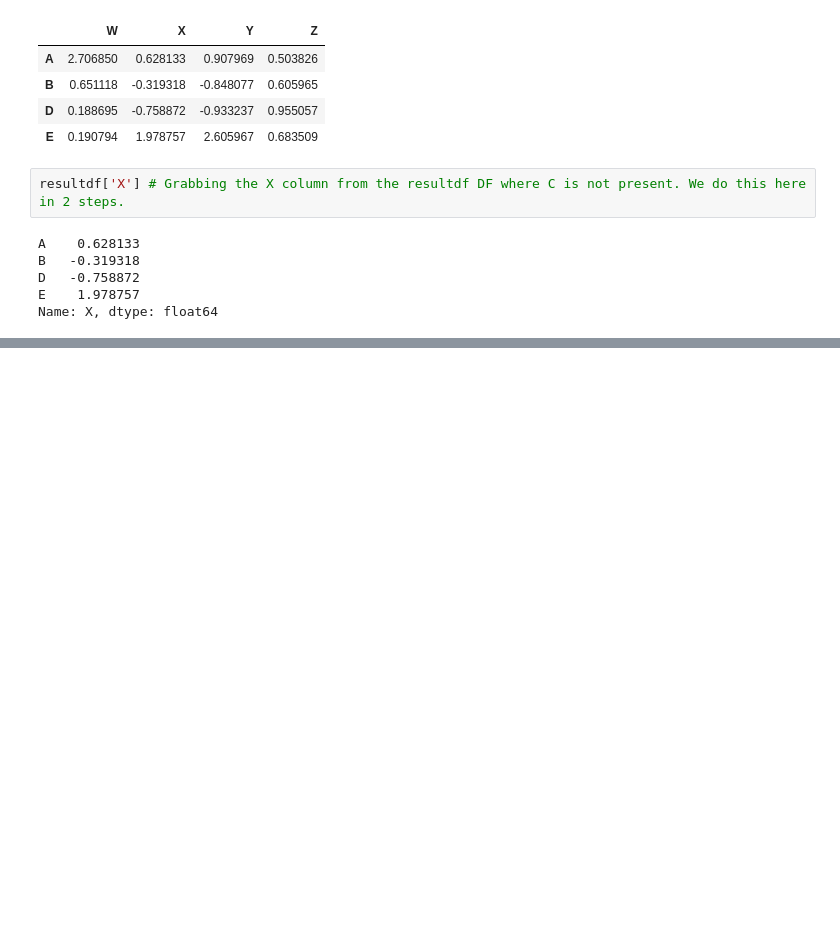
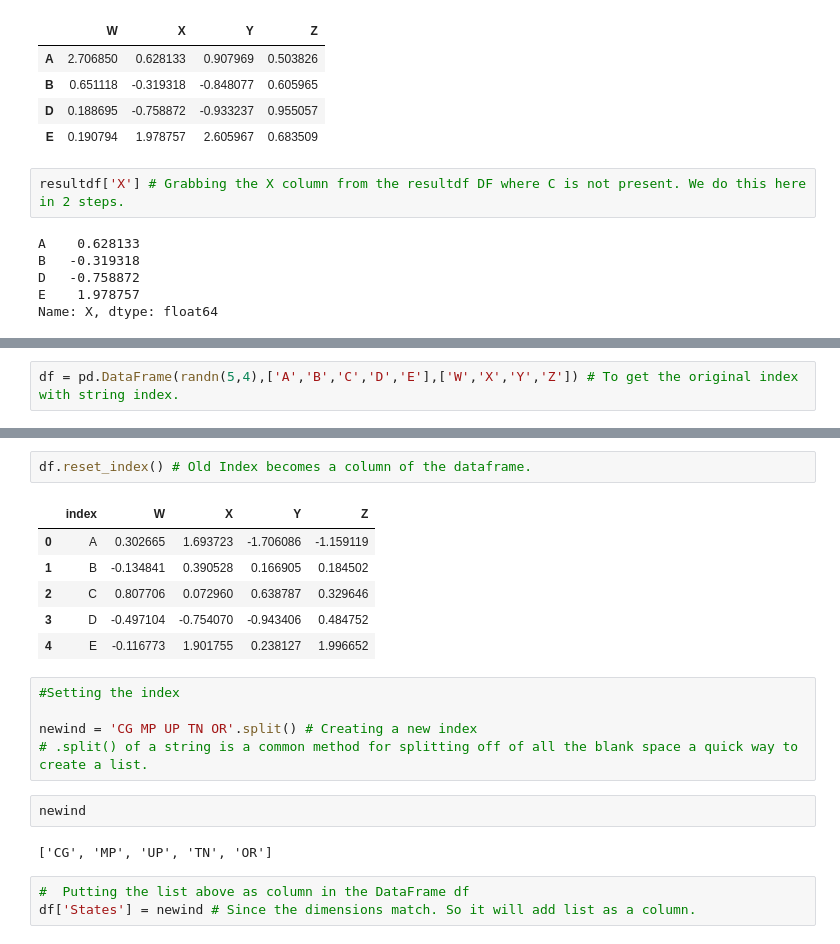
Before and after one commit to AnmolTomer/ml_bootcamp_udemy, a Jupyter notebook: 06. Python for Data Analysis - Pandas/6.3 data_frames.ipynb, the cells around one changed output, grey strips where cells are left out. Drawn from its saved outputs; the diff is of its cells as text; blank space fills up the shorter version.

```diff
--- a/06. Python for Data Analysis - Pandas/6.3 data_frames.ipynb
+++ b/06. Python for Data Analysis - Pandas/6.3 data_frames.ipynb
@@ -323,0 +441,2 @@ df[df['W']>] # Return the dataframe where column value of W > 0 i.e. All Rows
+# %%
+df = pd.DataFrame(randn(5,4),['A','B','C','D','E'],['W','X','Y','Z']) # To get the original index with string index.
@@ -323,0 +452,21 @@ df[df['W']>] # Return the dataframe where column value of W > 0 i.e. All Rows
+# %%
+df.reset_index() # Old Index becomes a column of the dataframe.
+# %% [output]
+|  | index | W | X | Y | Z |
+| 0 | A | 0.302665 | 1.693723 | -1.706086 | -1.159119 |
+| 1 | B | -0.134841 | 0.390528 | 0.166905 | 0.184502 |
+| 2 | C | 0.807706 | 0.072960 | 0.638787 | 0.329646 |
+| 3 | D | -0.497104 | -0.754070 | -0.943406 | 0.484752 |
+| 4 | E | -0.116773 | 1.901755 | 0.238127 | 1.996652 |
+# %%
+#Setting the index
+
+newind = 'CG MP UP TN OR'.split() # Creating a new index
+# .split() of a string is a common method for splitting off of all the blank space a quick way to create a list.
+# %%
+newind
+# %% [output]
+['CG', 'MP', 'UP', 'TN', 'OR']
+# %%
+#  Putting the list above as column in the DataFrame df
+df['States'] = newind # Since the dimensions match. So it will add list as a column.
```
Also changed, not shown: parts of 25 cells of this notebook.
